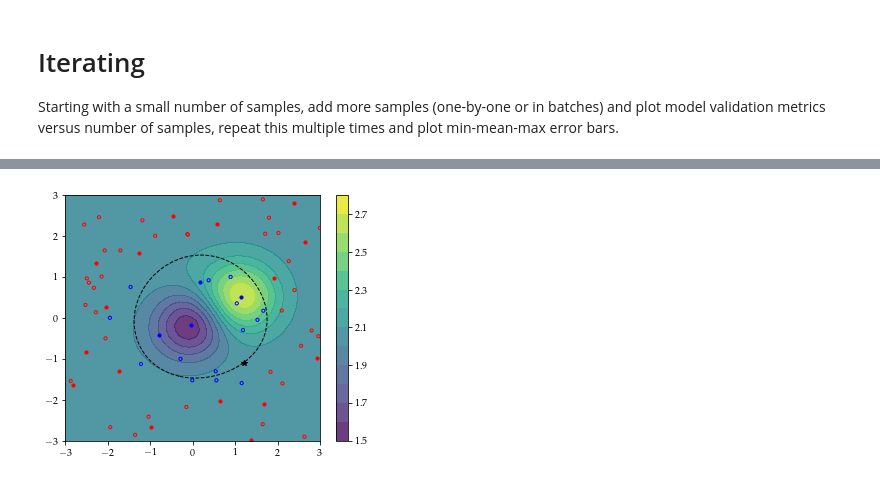
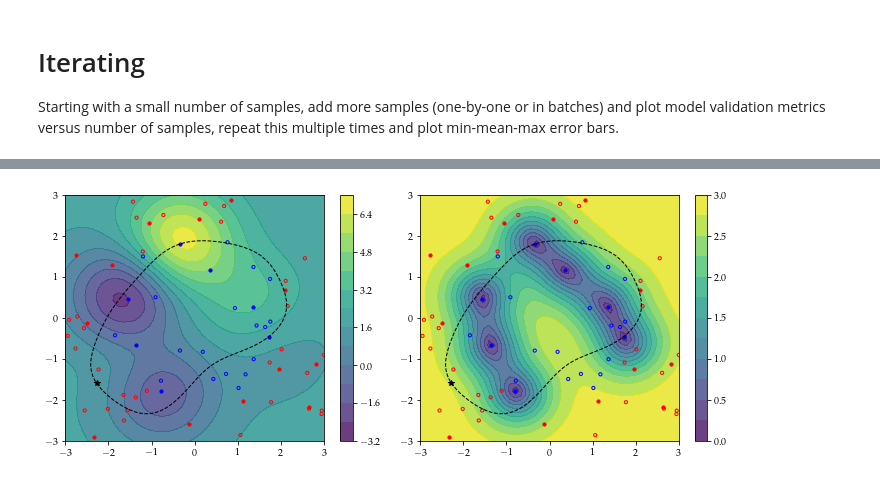
Before and after one commit to MGuo-Lab/oodx, a Jupyter notebook: notebooks/adaptive_sampling.ipynb, the cells around one changed output, grey strips where cells are left out. Drawn from its saved outputs; the diff is of its cells as text; code cells hidden in the pictures.

```diff
--- a/notebooks/adaptive_sampling.ipynb
+++ b/notebooks/adaptive_sampling.ipynb
@@ -438,4 +440,6 @@ MAXE     7.761        3.901        7.761
 # %%
 ads = AdaptiveSampler(dh.space_, regressor, classifier)
-new = ads.max_gp_std(solver=solver)
-new = dh.inv_scale_x(new).ravel()
+new_x = ads.max_gp_std(solver=solver, tee=False)
+new_x = dh.inv_scale_x(new_x)
+new_y = peaks(new_x)
+new_t = feas(new_x)
@@ -460,35 +446,35 @@ new = dh.inv_scale_x(new).ravel()
 # %%
 x1, x2 = np.linspace(-3, 3, 50), np.linspace(-3, 3, 50)
 x1grid, x2grid = np.meshgrid(x1, x2)
 x_new = np.c_[x1grid.ravel(), x2grid.ravel()]
 x_scaled = dh.scale_x(x_new)
 
-pred = regressor.predict(x_scaled, return_std=)
-pred = dh.inv_scale_y(pred)
-pred = pred.reshape(x1grid.shape)
+pred, std = regressor.predict(x_scaled, return_std=True)
+pred, std = dh.inv_scale_y(pred), std * dh.y_std
+pred, std = pred.reshape(x1grid.shape), std.reshape(x1grid.shape)
 
 prob = classifier.predict(x_scaled)
 prob = prob.reshape(x1grid.shape)
 
 fig, (ax1, ax2) = plt.subplots(1, 2, figsize=(10, 4))
 c1 = ax1.contourf(x1, x2, pred, levels=12, alpha=0.8)
 ax1.contour(x1, x2, prob, levels=[0.5], linestyles='dashed', colors='k', linewidths=1)
 ax1.scatter(dh.x[dh.t.ravel()==1, 0], dh.x[dh.t.ravel()==1, 1], c='b', s=10)
 ax1.scatter(tester.x[tester.t.ravel()==1, 0], tester.x[tester.t.ravel()==1, 1], s=10, facecolors='none', edgecolors='b')
 ax1.scatter(dh.x[dh.t.ravel()==0, 0], dh.x[dh.t.ravel()==0, 1], c='r', s=10)
 ax1.scatter(tester.x[tester.t.ravel()==0, 0], tester.x[tester.t.ravel()==0, 1], s=10, facecolors='none', edgecolors='r')
-ax1.plot(new[0], new[1], 'k*')
+ax1.plot(new_x.ravel()[0], new_x.ravel()[1], 'k*')
 fig.colorbar(c1, ax=ax1)
 
 c2 = ax2.contourf(x1, x2, std, levels=12, alpha=0.8)
-ax1.contour(x1, x2, prob, levels=[0.5], linestyles='dashed', colors='k', linewidths=1)
-ax1.scatter(dh.x[dh.t.ravel()==1, 0], dh.x[dh.t.ravel()==1, 1], c='b', s=10)
-ax1.scatter(tester.x[tester.t.ravel()==1, 0], tester.x[tester.t.ravel()==1, 1], s=10, facecolors='none', edgecolors='b')
-ax1.scatter(dh.x[dh.t.ravel()==0, 0], dh.x[dh.t.ravel()==0, 1], c='r', s=10)
-ax1.scatter(tester.x[tester.t.ravel()==0, 0], tester.x[tester.t.ravel()==0, 1], s=10, facecolors='none', edgecolors='r')
-ax1.plot(new[0], new[1], 'k*')
-fig.colorbar(c1, ax=ax1)
+ax2.contour(x1, x2, prob, levels=[0.5], linestyles='dashed', colors='k', linewidths=1)
+ax2.scatter(dh.x[dh.t.ravel()==1, 0], dh.x[dh.t.ravel()==1, 1], c='b', s=10)
+ax2.scatter(tester.x[tester.t.ravel()==1, 0], tester.x[tester.t.ravel()==1, 1], s=10, facecolors='none', edgecolors='b')
+ax2.scatter(dh.x[dh.t.ravel()==0, 0], dh.x[dh.t.ravel()==0, 1], c='r', s=10)
+ax2.scatter(tester.x[tester.t.ravel()==0, 0], tester.x[tester.t.ravel()==0, 1], s=10, facecolors='none', edgecolors='r')
+ax2.plot(new_x.ravel()[0], new_x.ravel()[1], 'k*')
+fig.colorbar(c2, ax=ax2)
 
 plt.tight_layout()
 # %% [output]
-[figure, old version]
+[figure, new version]
```
Also changed, not shown: parts of 15 cells of this notebook.
